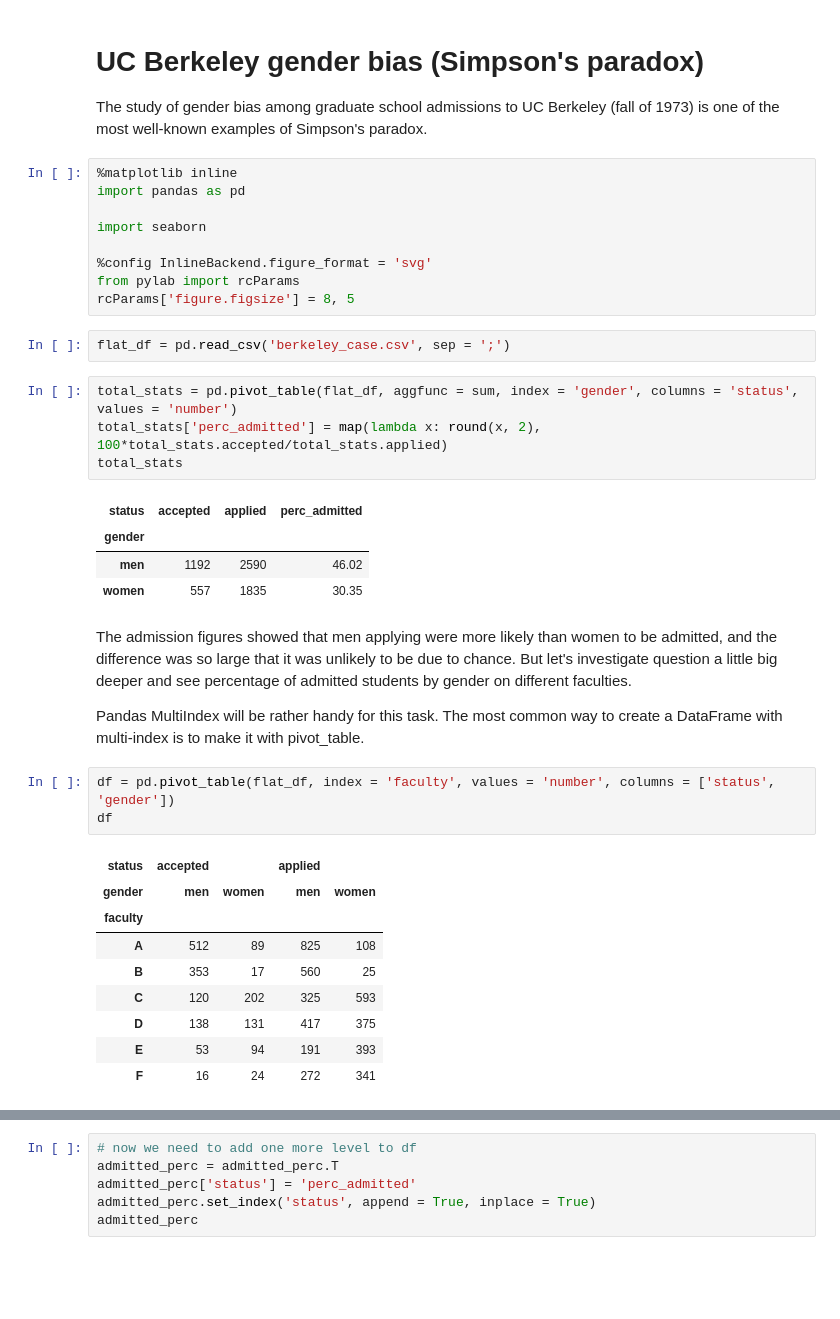
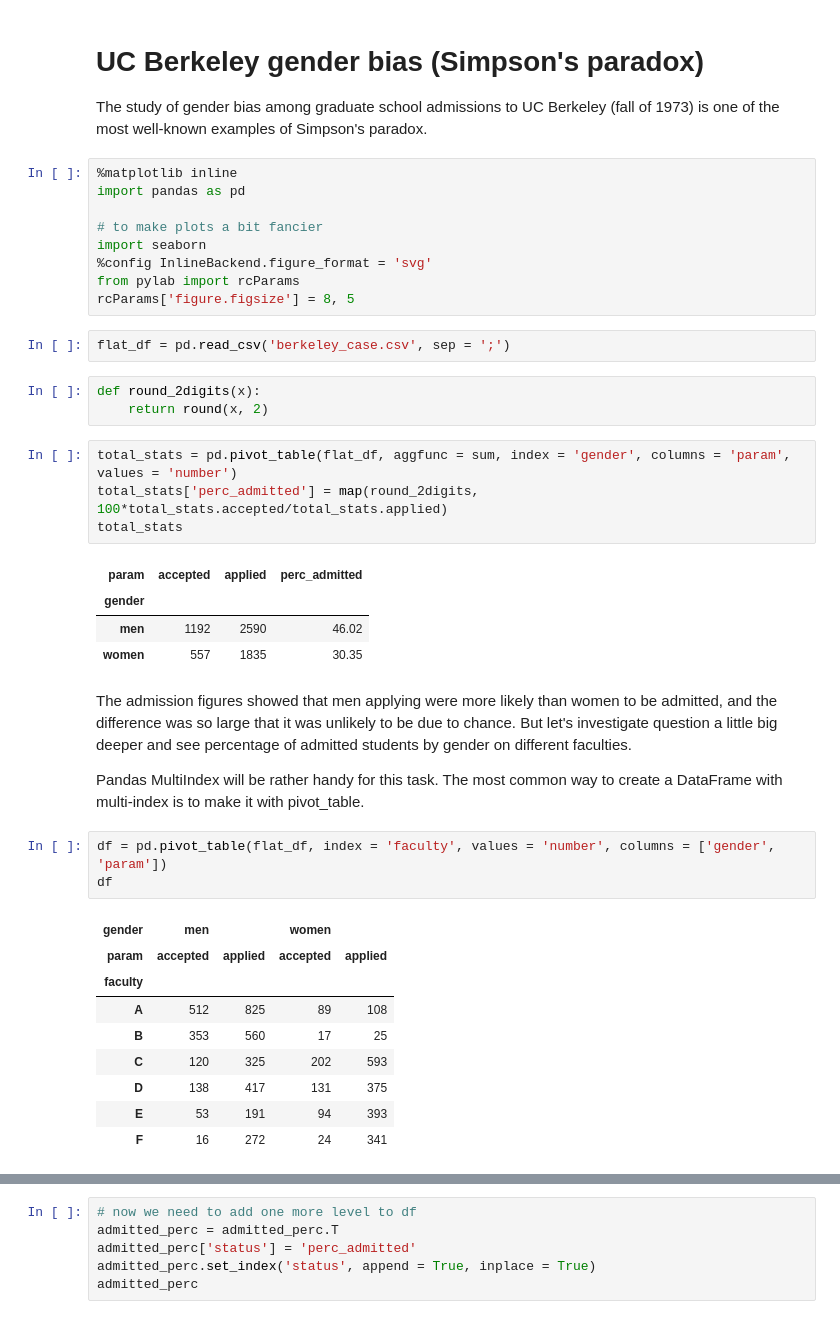
Before and after one commit to feelthelearn/useful_python_code, a Jupyter notebook: Pandas_MultiIndex/multiindex_example.ipynb, the cells around one changed output, grey strips where cells are left out. Saved outputs shown, nothing was run; the diff lists cells and outputs as text; blank space fills up the shorter version.

```diff
--- a/Pandas_MultiIndex/multiindex_example.ipynb
+++ b/Pandas_MultiIndex/multiindex_example.ipynb
@@ -6,19 +6,22 @@ The study of gender bias among graduate school admissions to UC Berkeley (fall o
 %matplotlib inline
 import pandas as pd
 
+# to make plots a bit fancier
 import seaborn
-
 %config InlineBackend.figure_format = 'svg'
 from pylab import rcParams
 rcParams['figure.figsize'] = 8, 5
 # %%
 flat_df = pd.read_csv('berkeley_case.csv', sep = ';')
+# %%
+def round_2digits(x):
+    return round(x, 2)
 # %%
-total_stats = pd.pivot_table(flat_df, aggfunc = sum, index = 'gender', columns = 'status', values = 'number')
-total_stats['perc_admitted'] = map(lambda x: round(x, 2), 100*total_stats.accepted/total_stats.applied)
+total_stats = pd.pivot_table(flat_df, aggfunc = sum, index = 'gender', columns = 'param', values = 'number')
+total_stats['perc_admitted'] = map(round_2digits, 100*total_stats.accepted/total_stats.applied)
 total_stats
 # %% [output]
-| status | accepted | applied | perc_admitted |
+| param | accepted | applied | perc_admitted |
 | gender |  |  |  |
 | men | 1192 | 2590 | 46.02 |
 | women | 557 | 1835 | 30.35 |
@@ -27,15 +30,15 @@ The admission figures showed that men applying were more likely than women to be
 
 Pandas MultiIndex will be rather handy for this task. The most common way to create a DataFrame with multi-index is to make it with pivot_table.
 # %%
-df = pd.pivot_table(flat_df, index = 'faculty', values = 'number', columns = ['status', 'gender'])
+df = pd.pivot_table(flat_df, index = 'faculty', values = 'number', columns = ['gender', 'param'])
 df
 # %% [output]
-| status | accepted |  | applied |  |
-| gender | men | women | men | women |
+| gender | men |  | women |  |
+| param | accepted | applied | accepted | applied |
 | faculty |  |  |  |  |
-| A | 512 | 89 | 825 | 108 |
-| B | 353 | 17 | 560 | 25 |
-| C | 120 | 202 | 325 | 593 |
-| D | 138 | 131 | 417 | 375 |
-| E | 53 | 94 | 191 | 393 |
-| F | 16 | 24 | 272 | 341 |
+| A | 512 | 825 | 89 | 108 |
+| B | 353 | 560 | 17 | 25 |
+| C | 120 | 325 | 202 | 593 |
+| D | 138 | 417 | 131 | 375 |
+| E | 53 | 191 | 94 | 393 |
+| F | 16 | 272 | 24 | 341 |
```
Also changed, not shown: parts of 9 cells of this notebook, 1 other file.
